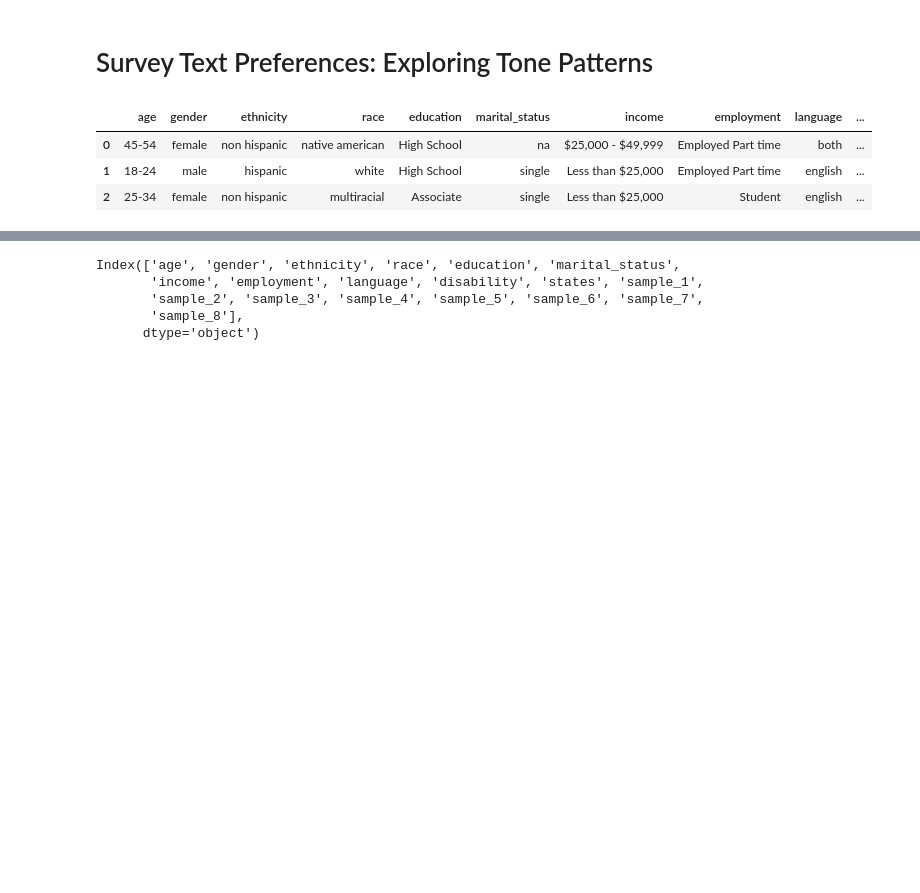
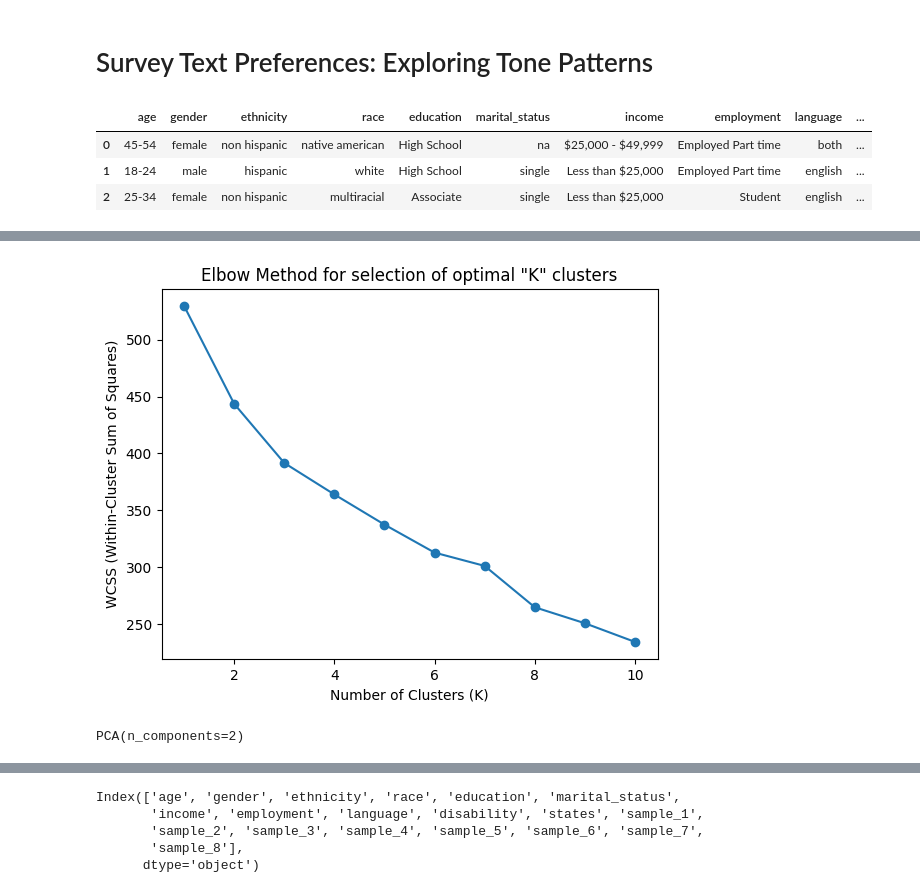
Before and after one commit to esoto15/text-tone-preference-analysis, a Jupyter notebook: main.ipynb, the cells around one changed output, grey strips where cells are left out. Cells and saved outputs as stored; diff of their text form; code cells hidden in the pictures; blank space fills up the shorter version.

```diff
--- a/main.ipynb
+++ b/main.ipynb
@@ -32,0 +50,4 @@ df.head(3)
+# %%
+tones = df[['sample_1',
+       'sample_2', 'sample_3', 'sample_4', 'sample_5', 'sample_6', 'sample_7',
+       'sample_8']]
@@ -32,0 +123,24 @@ df.head(3)
+# %%
+from sklearn.cluster import KMeans
+from sklearn.cluster import KMeans
+
+# Import the necessary libraries
+
+# Define the number of clusters
+num_clusters = 4
+
+# Create an instance of the KMeans model
+kmeans = KMeans(n_clusters=num_clusters)
+
+# Fit the model to the data
+kmeans.fit(tones)
+
+# Get the cluster labels for each data point
+labels = kmeans.labels_
+
+# Get the cluster centers
+centers = kmeans.cluster_centers_
+
+# Print the cluster labels and centers
+print("Cluster Labels:", labels)
+print("Cluster Centers:", centers)
@@ -32,0 +158,16 @@ df.head(3)
+# %%
+wcss = []
+for k in range(1, 11):
+    kmeans = KMeans(n_clusters=k, random_state=42, n_init='auto')
+    kmeans.fit(tones)
+    wcss.append(kmeans.inertia_)  # Inertia is the WCSS
+
+# Plotting the elbow curve
+plt.plot(range(1, 11), wcss, marker='o')
+plt.title('Elbow Method for selection of optimal "K" clusters')
+plt.xlabel('Number of Clusters (K)')
+plt.ylabel('WCSS (Within-Cluster Sum of Squares)')
+plt.savefig('main/PCA_elbow_method.png')
+plt.show()
+# %% [output]
+[figure, added]
@@ -32,0 +190,4 @@ df.head(3)
+# %%
+pca
+# %% [output]
+PCA(n_components=2)
```
Also changed, not shown: parts of 15 cells of this notebook, 15 other files.
